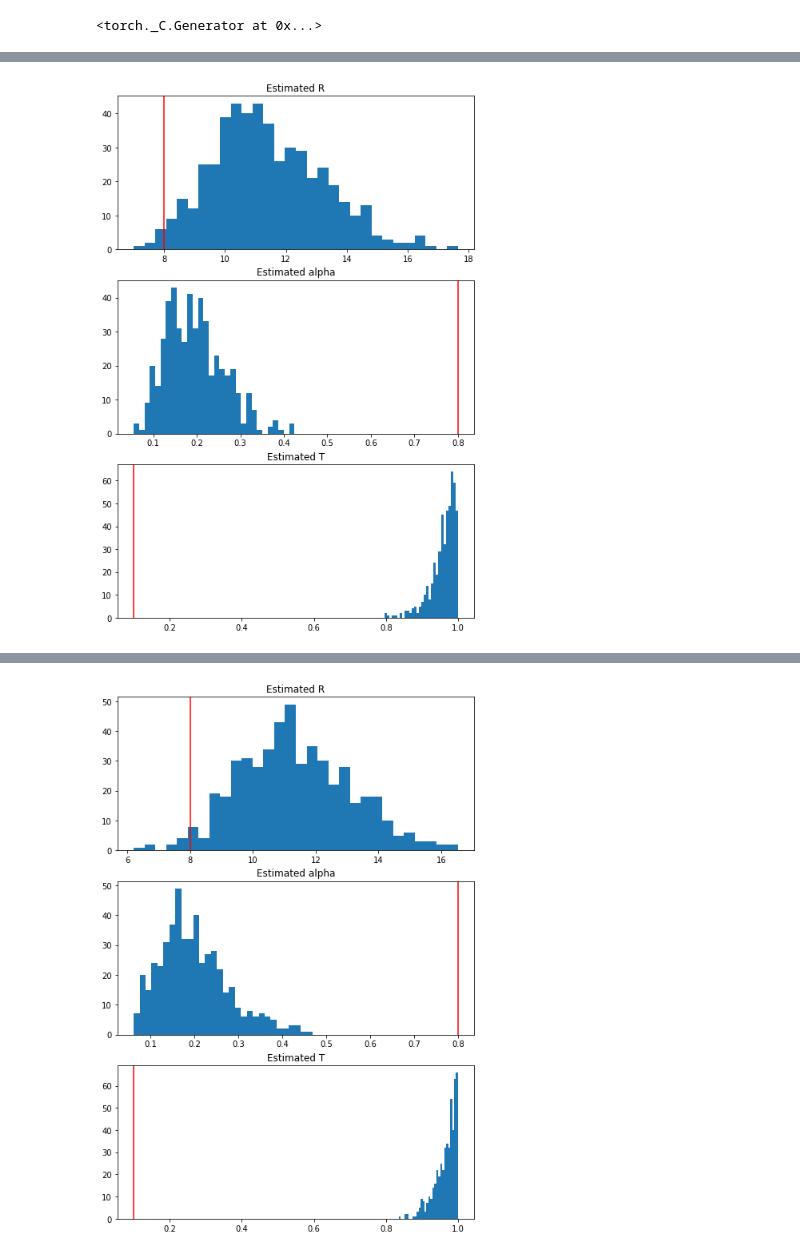
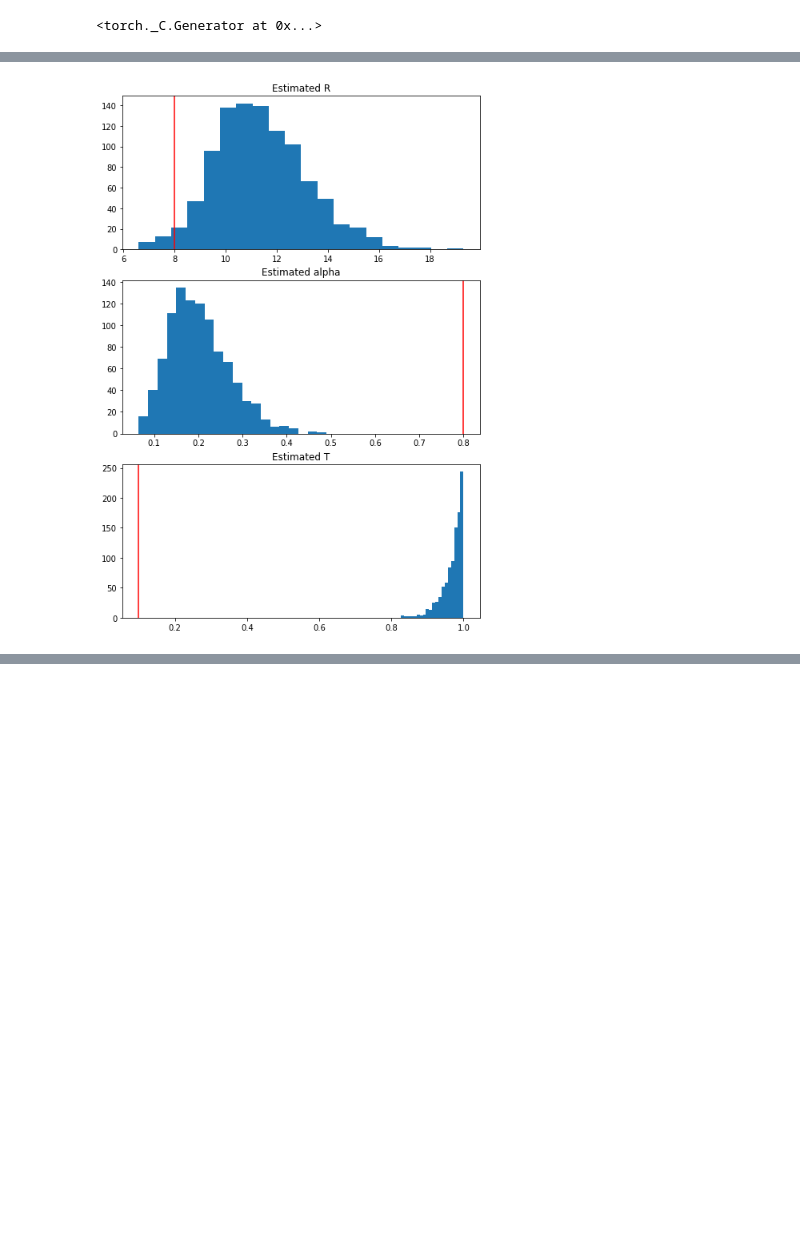
Before and after one commit to mozzhorin/VIRGMo, a Jupyter notebook: playground/hrg_multitrain_log-approx.ipynb, the cells around one changed output, grey strips where cells are left out. Cells and saved outputs as stored; diff of their text form; code cells hidden in the pictures; blank space fills up the shorter version.

```diff
--- a/playground/hrg_multitrain_log-approx.ipynb
+++ b/playground/hrg_multitrain_log-approx.ipynb
@@ -41,15 +39,15 @@ for t in range(10):
         phi_init = noise_phi(theta, 0.1)
 
         r_loc_init = logit(r_init/R)
-        r_scale_init = (torch.ones([N]).double()/4).log()
+        r_scale_init = (torch.ones([N])/4).log()
         phi_loc_init = polar2cart(1, phi_init)
-        phi_scale_init = (torch.ones([N]).double()*30).log()
+        phi_scale_init = (torch.ones([N])*30).log()
         R_conc_init = torch.tensor(10.).log()
         R_scale_init = torch.tensor(1.).log()
         alpha_conc_init = torch.tensor(.5).log()
         alpha_scale_init = torch.tensor(.5).log()
         T_init = torch.tensor([3.,10.]).log()
-        dataloader = DataLoader(EdgesDataset(A), batch_size=int(N*8), num_workers=0)
+        dataloader = DataLoader(EdgesDataset(A), batch_size=int(N*8), num_workers=0, shuffle=True)
         vi = VI_HRG(N,20, init_values={'rs_loc':r_loc_init,
                                         'rs_scale':r_scale_init,
                                       'phis_loc':phi_loc_init,
@@ -68,8 +66,8 @@ for t in range(10):
         vi.train(dataloader, lrs=[0.1], debug=False, epochs=30)
         r_x_loc, r_x_scale, phi_x_loc, phi_x_scale, R_x_conc, R_x_scale, T_x, \
             alpha_x_conc, alpha_x_scale = vi.constrained_params()
-        hist_samples = [500]
-        bins = 30
+        hist_samples = [1000]
+        bins = 20
         R_samples = Gamma(R_x_conc, R_x_scale.reciprocal()).sample(hist_samples)
         alpha_samples = Gamma(alpha_x_conc, alpha_x_scale.reciprocal()).sample(hist_samples)
         T_samples = Beta(T_x[0], T_x[1]).sample(hist_samples)
@@ -77,7 +75,7 @@ for t in range(10):
 
         plt.subplot(3, 1, 1)
         plt.hist(R_samples.numpy(), bins=bins)
-        plt.axvline(R.item(), color='r')
+        plt.axvline(R, color='r')
         plt.title('Estimated R')
 
         plt.subplot(3, 1, 2)
@@ -148,2 +126,2 @@ Epoch 30 | LR: 0.10 | Total loss: 8091.44 | Epoch time 1.95
 >>>>>>>>>>>> Training is finished.
-[figure, removed]
+[figure, new version]
@@ -167 +133,0 @@ Epoch 30 | LR: 0.10 | Total loss: 8224.95 | Epoch time 2.06
-[figure, removed]
```
Also changed, not shown: parts of 6 cells of this notebook, 7 other files.
